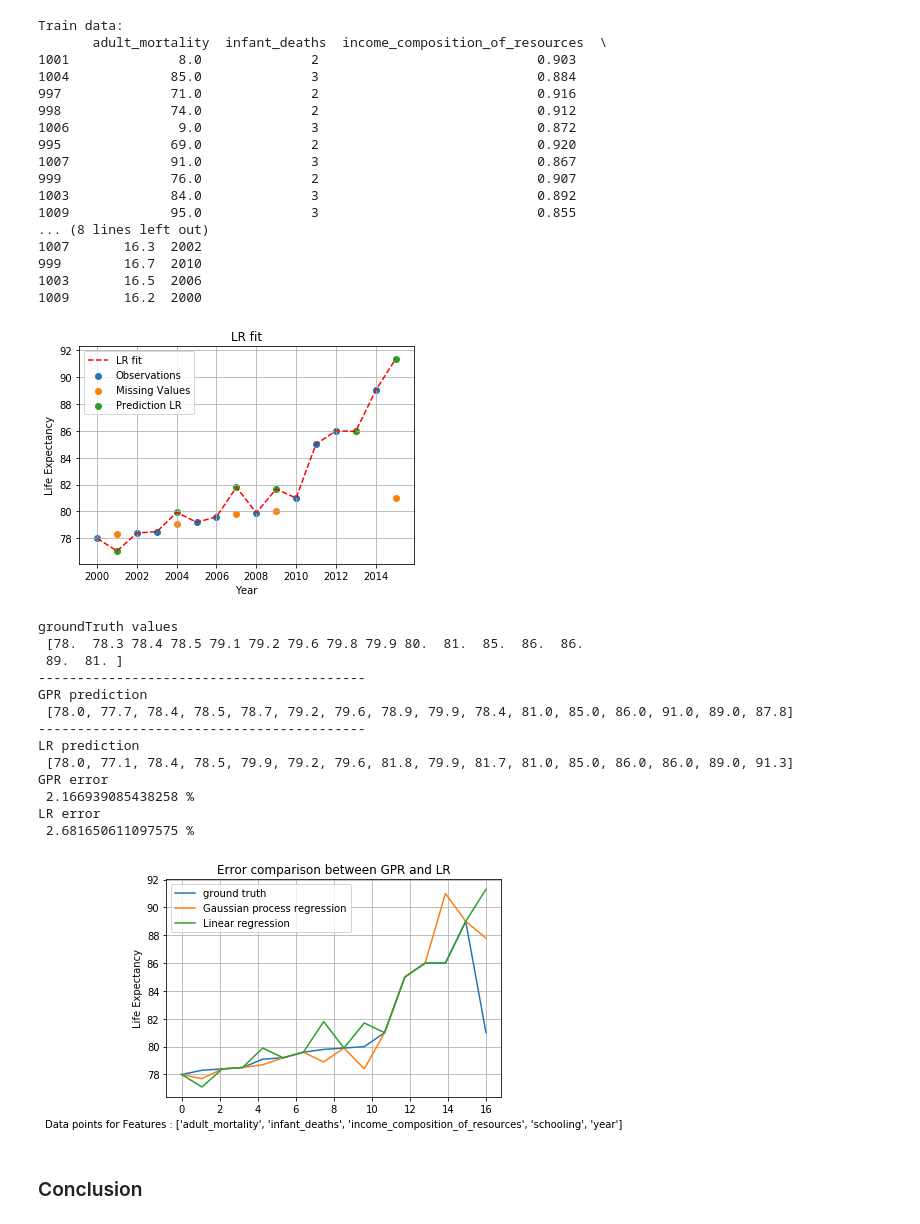
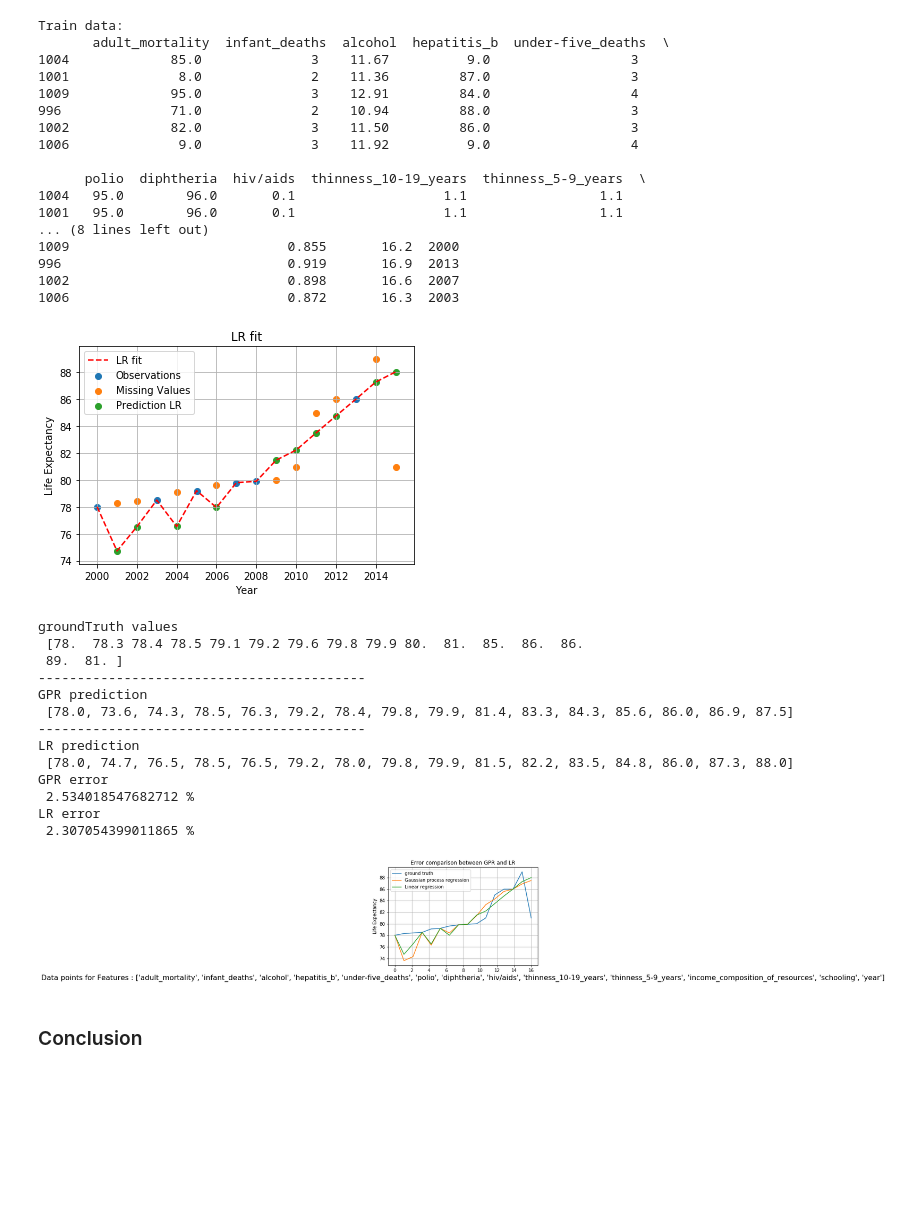
Before and after one commit to mihirm05/Gaussian-Process, a Jupyter notebook: src/MultipleFeatureAnalysis.ipynb, the cells around one changed output. Drawn from its saved outputs; the diff is of its cells as text; code cells hidden in the pictures; blank space fills up the shorter version.

```diff
--- a/src/MultipleFeatureAnalysis.ipynb
+++ b/src/MultipleFeatureAnalysis.ipynb
@@ -56,20 +56,20 @@ countryQuantityTest = columnExtractor(randomRowsTest, countryQuantity)
 # extract data (allFeatures) from dataframe depending on the train test split
 desiredFeatures = ['adult_mortality',
                    'infant_deaths',
-                   #'alcohol',
+                   'alcohol',
                    #'percentage_expenditure',
-                   #'hepatitis_b',
+                   'hepatitis_b',
                    #'measles',
                    #'bmi',
-                   #'under-five_deaths',
-                   #'polio',
+                   'under-five_deaths',
+                   'polio',
                    #'total_expenditure',
-                   #'diphtheria',
-                   #'hiv/aids',
+                   'diphtheria',
+                   'hiv/aids',
                    #'gdp',
                    #'population',
-                   #'thinness_10-19_years',
-                   #'thinness_5-9_years',
+                   'thinness_10-19_years',
+                   'thinness_5-9_years',
                    'income_composition_of_resources',
                    'schooling',
                    'year']
@@ -225,26 +220,30 @@ plt.title('LR fit')
 plt.ylabel('Life Expectancy')
 plt.legend()
 #plt.show()
-plt.savefig('LR output for features = %s'%(desiredFeatures), dpi=300)
+
+#plt.savefig('LR output for features = %s'%(desiredFeatures), dpi=300)
+
+##only for those columns which have / in their name example (hiv/aids)
+plt.savefig('LR output for all 13 features', dpi=300)
 # %% [output]
 Train data:
-       adult_mortality  infant_deaths  income_composition_of_resources  \
-1001              8.0              2                            0.903
-1004             85.0              3                            0.884
-997              71.0              2                            0.916
-998              74.0              2                            0.912
-1006              9.0              3                            0.872
-995              69.0              2                            0.920
-1007             91.0              3                            0.867
-999              76.0              2                            0.907
-1003             84.0              3                            0.892
-1009             95.0              3                            0.855
+       adult_mortality  infant_deaths  alcohol  hepatitis_b  under-five_deaths  \
+1004             85.0              3    11.67          9.0                  3
+1001              8.0              2    11.36         87.0                  3
+1009             95.0              3    12.91         84.0                  4
+996              71.0              2    10.94         88.0                  3
+1002             82.0              3    11.50         86.0                  3
+1006              9.0              3    11.92          9.0                  4
+
+      polio  diphtheria  hiv/aids  thinness_10-19_years  thinness_5-9_years  \
+1004   95.0        96.0       0.1                   1.1                 1.1
+1001   95.0        96.0       0.1                   1.1                 1.1
 ... (8 lines left out)
-1007       16.3  2002
-999        16.7  2010
-1003       16.5  2006
-1009       16.2  2000
+1009                            0.855       16.2  2000
+996                             0.919       16.9  2013
+1002                            0.898       16.6  2007
+1006                            0.872       16.3  2003
-[figure, old version]
+[figure, new version]
 # %%
 # error computation for GPR
 groundTruth = countryDataFrame[countryQuantity].get_values()[::-1]
@@ -275,28 +274,32 @@ groundTruth values
  89.  81. ]
 ------------------------------------------
 GPR prediction
- [78.0, 77.7, 78.4, 78.5, 78.7, 79.2, 79.6, 78.9, 79.9, 78.4, 81.0, 85.0, 86.0, 91.0, 89.0, 87.8]
+ [78.0, 73.6, 74.3, 78.5, 76.3, 79.2, 78.4, 79.8, 79.9, 81.4, 83.3, 84.3, 85.6, 86.0, 86.9, 87.5]
 ------------------------------------------
 LR prediction
- [78.0, 77.1, 78.4, 78.5, 79.9, 79.2, 79.6, 81.8, 79.9, 81.7, 81.0, 85.0, 86.0, 86.0, 89.0, 91.3]
+ [78.0, 74.7, 76.5, 78.5, 76.5, 79.2, 78.0, 79.8, 79.9, 81.5, 82.2, 83.5, 84.8, 86.0, 87.3, 88.0]
 GPR error
- 2.166939085438258 %
+ 2.534018547682712 %
 LR error
- 2.681650611097575 %
+ 2.307054399011865 %
 # %%
 #comparing lr, gpr and groundtruth
 
 plt.ylabel('Life Expectancy')
-plt.xlabel('Data points for Features : %s'%(desiredFeatures))
+plt.xlabel('Data points for Features : %s'%(desiredFeatures),fontsize=16)
 plt.plot(np.linspace(0,16,16), groundTruth, label='ground truth')
 plt.plot(np.linspace(0,16,16), GPR, label = 'Gaussian process regression')
 plt.plot(np.linspace(0,16,16), LR, label = 'Linear regression')
 plt.title('Error comparison between GPR and LR')
 plt.legend()
 plt.grid()
-plt.savefig('Error analysis for features = %s'%(desiredFeatures), dpi=300)
+
+#plt.savefig('Error analysis for features = %s'%(desiredFeatures), dpi=300)
+
+##only for those columns which have / in their name example (hiv/aids)
+plt.savefig('Error analysis for all 13 features', dpi=300)
 # %% [output]
-[figure, old version]
+[figure, new version]
 # %% [markdown]
 ### Conclusion
 # %% [markdown]
```
Also changed, not shown: parts of 3 cells of this notebook, 25 other files.
